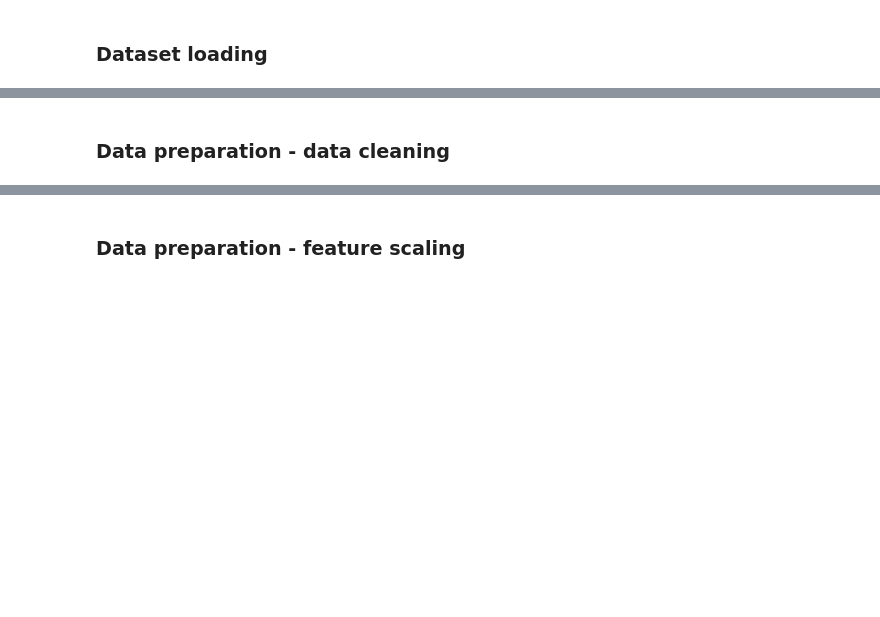
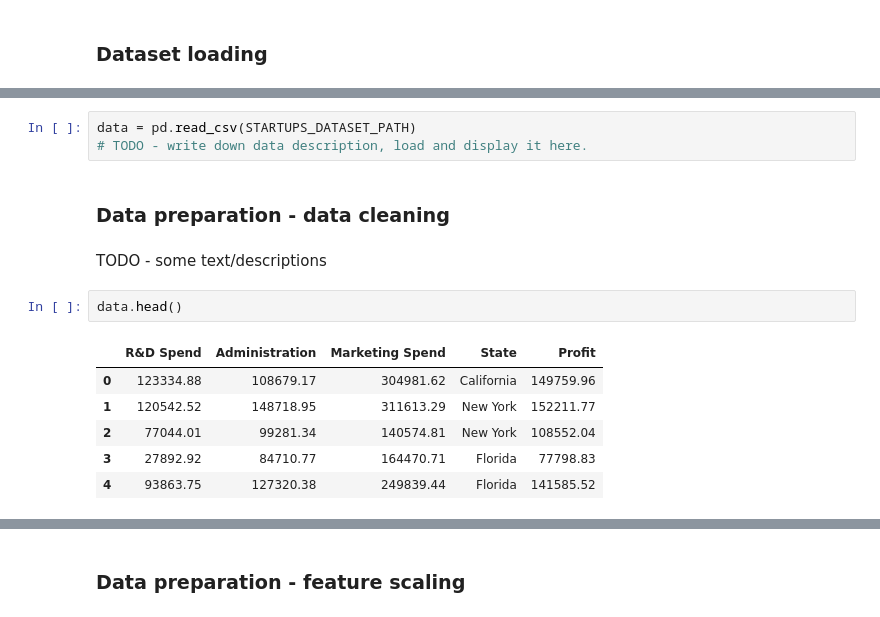
Before and after one commit to PUTvision/MLWorkshopPyCon2018, a Jupyter notebook: Say hello to machine learning in Python.ipynb, the cells around one changed output, grey strips where cells are left out. Saved outputs shown, nothing was run; the diff lists cells and outputs as text; blank space fills up the shorter version.

```diff
--- a/Say hello to machine learning in Python.ipynb
+++ b/Say hello to machine learning in Python.ipynb
@@ -212,2 +232,16 @@ dec_tree : 0.9736842105263158
+# %%
+data = pd.read_csv(STARTUPS_DATASET_PATH)
+# TODO - write down data description, load and display it here.
 # %% [markdown]
 ### Data preparation - data cleaning
+# %% [markdown]
+TODO - some text/descriptions
+# %%
+data.head()
+# %% [output]
+|  | R&D Spend | Administration | Marketing Spend | State | Profit |
+| 0 | 123334.88 | 108679.17 | 304981.62 | California | 149759.96 |
+| 1 | 120542.52 | 148718.95 | 311613.29 | New York | 152211.77 |
+| 2 | 77044.01 | 99281.34 | 140574.81 | New York | 108552.04 |
+| 3 | 27892.92 | 84710.77 | 164470.71 | Florida | 77798.83 |
+| 4 | 93863.75 | 127320.38 | 249839.44 | Florida | 141585.52 |
```
Also changed, not shown: parts of 36 cells of this notebook.
